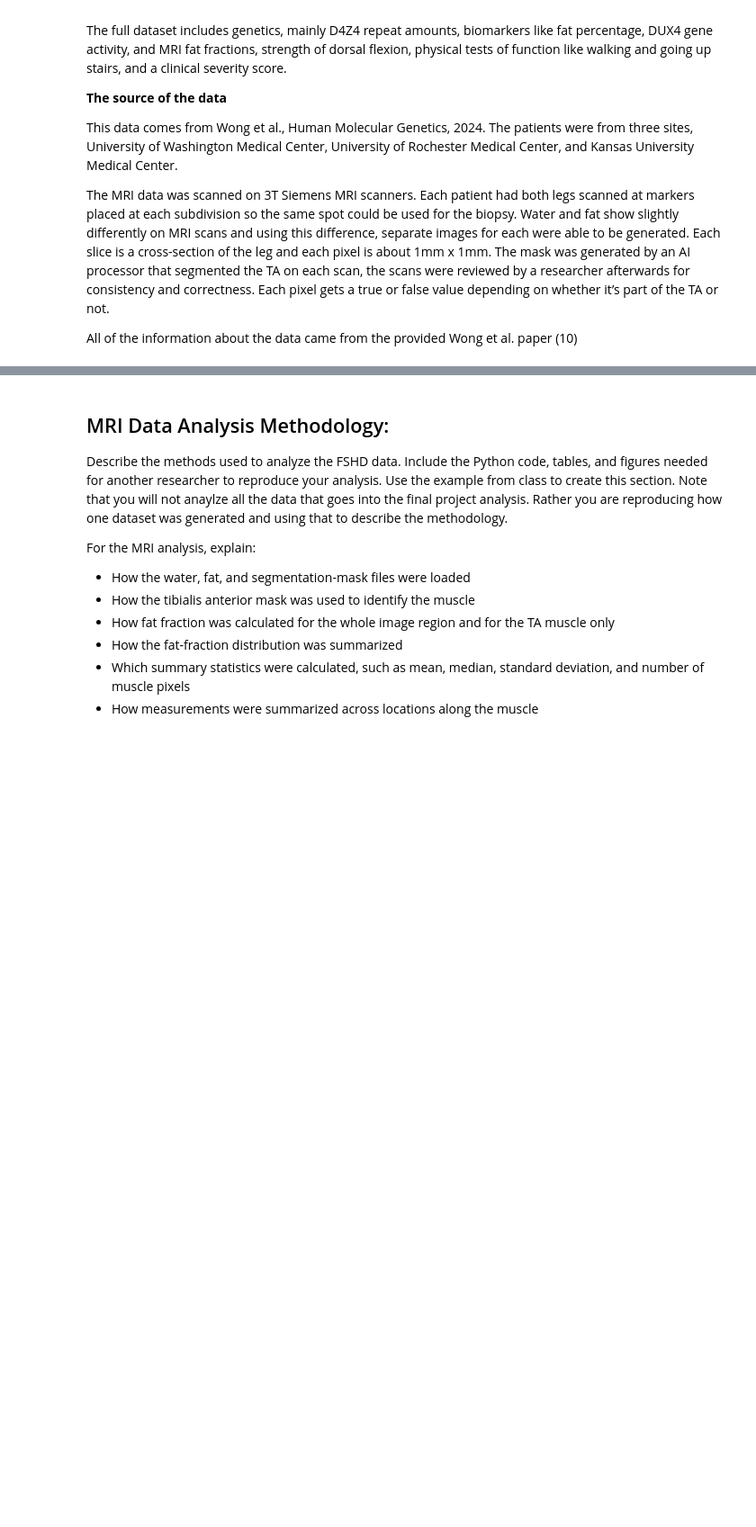
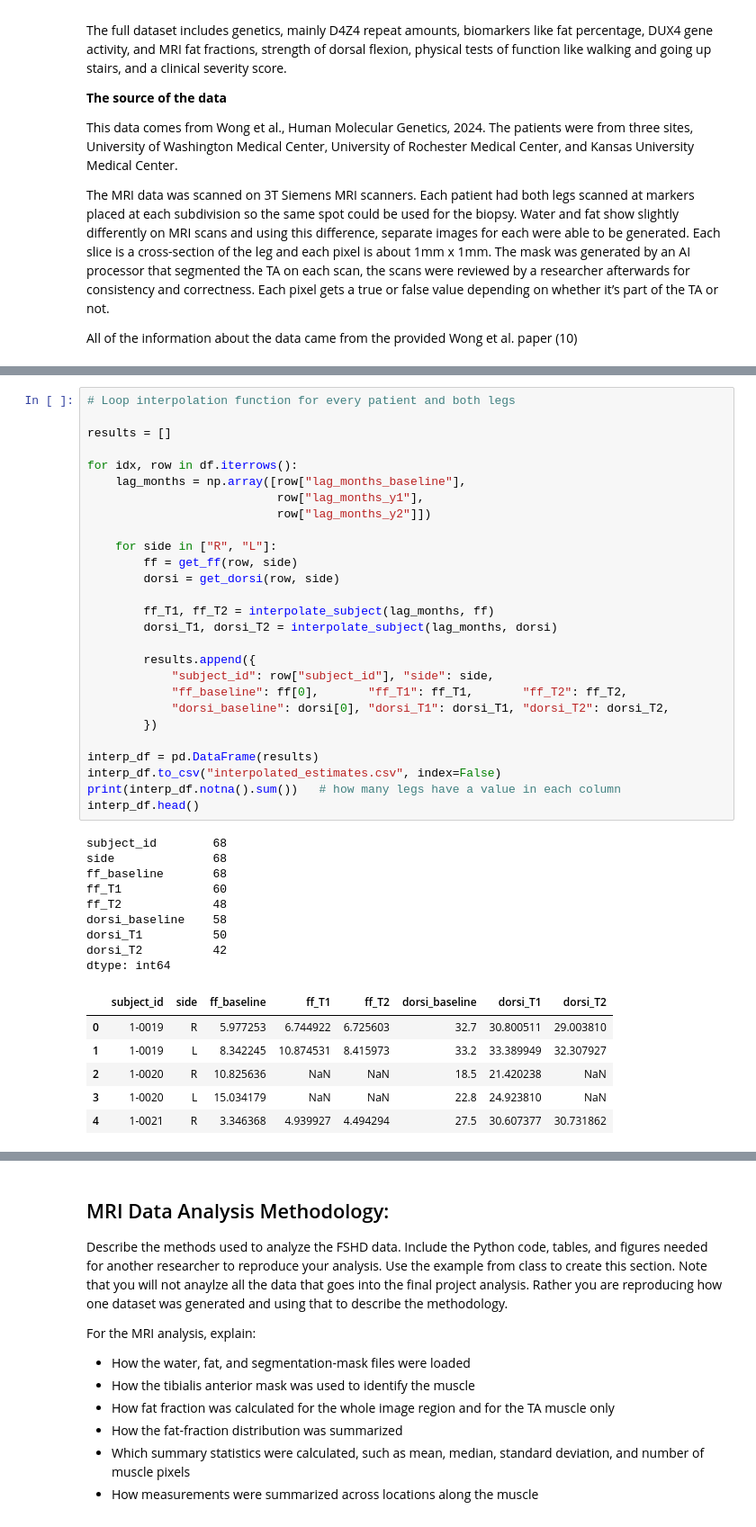
Before and after one commit to MalcolmEp/BME2315_Module2, a Jupyter notebook: FSHD_Module2_Project_Malcolm_Isaac.ipynb, the cells around one changed output, grey strips where cells are left out. Shown at 90% size. Saved outputs shown, nothing was run; the diff lists cells and outputs as text; blank space fills up the shorter version.

```diff
--- a/FSHD_Module2_Project_Malcolm_Isaac.ipynb
+++ b/FSHD_Module2_Project_Malcolm_Isaac.ipynb
@@ -99,0 +156,43 @@ Include:
+# %%
+# Loop interpolation function for every patient and both legs
+
+results = []
+
+for idx, row in df.iterrows():
+    lag_months = np.array([row["lag_months_baseline"],
+                           row["lag_months_y1"],
+                           row["lag_months_y2"]])
+
+    for side in ["R", "L"]:
+        ff = get_ff(row, side)
+        dorsi = get_dorsi(row, side)
+
+        ff_T1, ff_T2 = interpolate_subject(lag_months, ff)
+        dorsi_T1, dorsi_T2 = interpolate_subject(lag_months, dorsi)
+
+        results.append({
+            "subject_id": row["subject_id"], "side": side,
+            "ff_baseline": ff[0],       "ff_T1": ff_T1,       "ff_T2": ff_T2,
+            "dorsi_baseline": dorsi[0], "dorsi_T1": dorsi_T1, "dorsi_T2": dorsi_T2,
+        })
+
+interp_df = pd.DataFrame(results)
+interp_df.to_csv("interpolated_estimates.csv", index=False)
+print(interp_df.notna().sum())   # how many legs have a value in each column
+interp_df.head()
+# %% [output]
+subject_id        68
+side              68
+ff_baseline       68
+ff_T1             60
+ff_T2             48
+dorsi_baseline    58
+dorsi_T1          50
+dorsi_T2          42
+dtype: int64
+|  | subject_id | side | ff_baseline | ff_T1 | ff_T2 | dorsi_baseline | dorsi_T1 | dorsi_T2 |
+| 0 | 1-0019 | R | 5.977253 | 6.744922 | 6.725603 | 32.7 | 30.800511 | 29.003810 |
+| 1 | 1-0019 | L | 8.342245 | 10.874531 | 8.415973 | 33.2 | 33.389949 | 32.307927 |
+| 2 | 1-0020 | R | 10.825636 | NaN | NaN | 18.5 | 21.420238 | NaN |
+| 3 | 1-0020 | L | 15.034179 | NaN | NaN | 22.8 | 24.923810 | NaN |
+| 4 | 1-0021 | R | 3.346368 | 4.939927 | 4.494294 | 27.5 | 30.607377 | 30.731862 |
```
Also changed, not shown: parts of 10 cells of this notebook, 2 other files.
